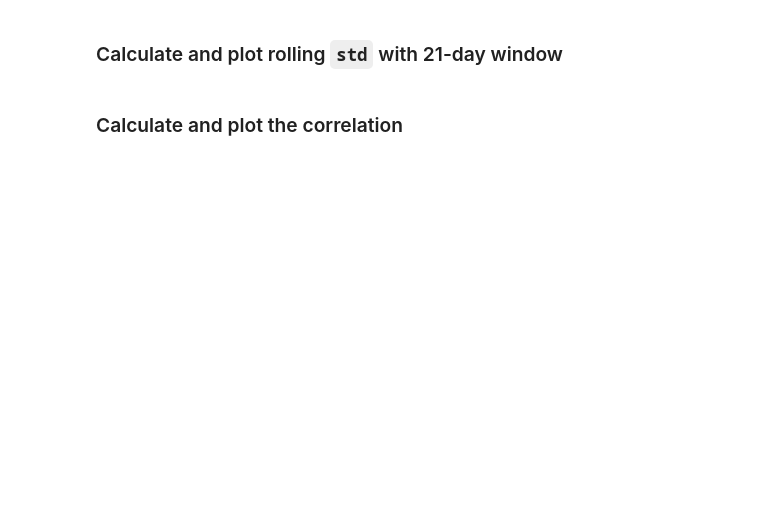
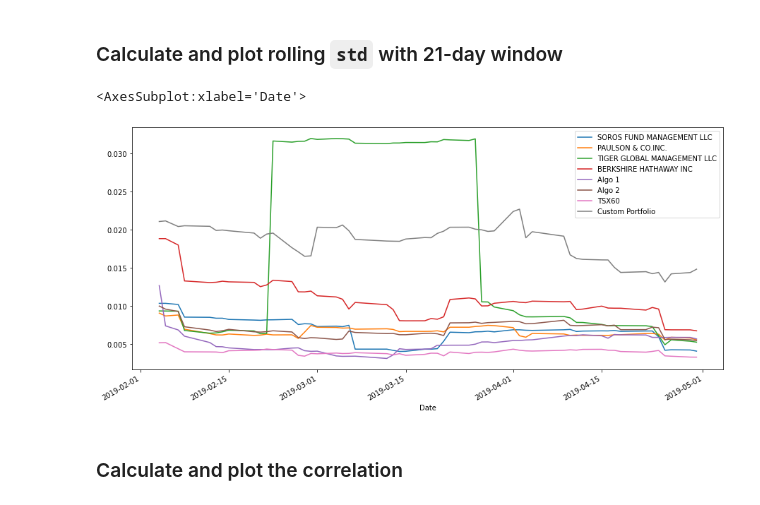
Before and after one commit to cjseeley7/Homework-Task-3, a Jupyter notebook: Week 3/Starter_Code/whale_analysis.ipynb, the cells around one changed output. Cells and saved outputs as stored; diff of their text form; code cells hidden in the pictures; blank space fills up the shorter version.

Commit message:
Mostly complete
Need an if statement and f string to determine which portfolios are riskier than TSX 60.

```diff
--- a/Week 3/Starter_Code/whale_analysis.ipynb
+++ b/Week 3/Starter_Code/whale_analysis.ipynb
@@ -718,7 +732,14 @@ dtype: int64
 ### Calculate and plot rolling `std` with 21-day window
 # %%
 # Calculate rolling standard deviation
+all_portfolios.dropna(inplace=True)
+
+
 
 # Plot rolling standard deviation
+all_portfolios.rolling(window=21).std().plot(figsize = (15,7))
+# %% [output]
+<AxesSubplot:xlabel='Date'>
+[figure, added]
 # %% [markdown]
 ### Calculate and plot the correlation
```
Also changed, not shown: parts of 12 cells of this notebook.
